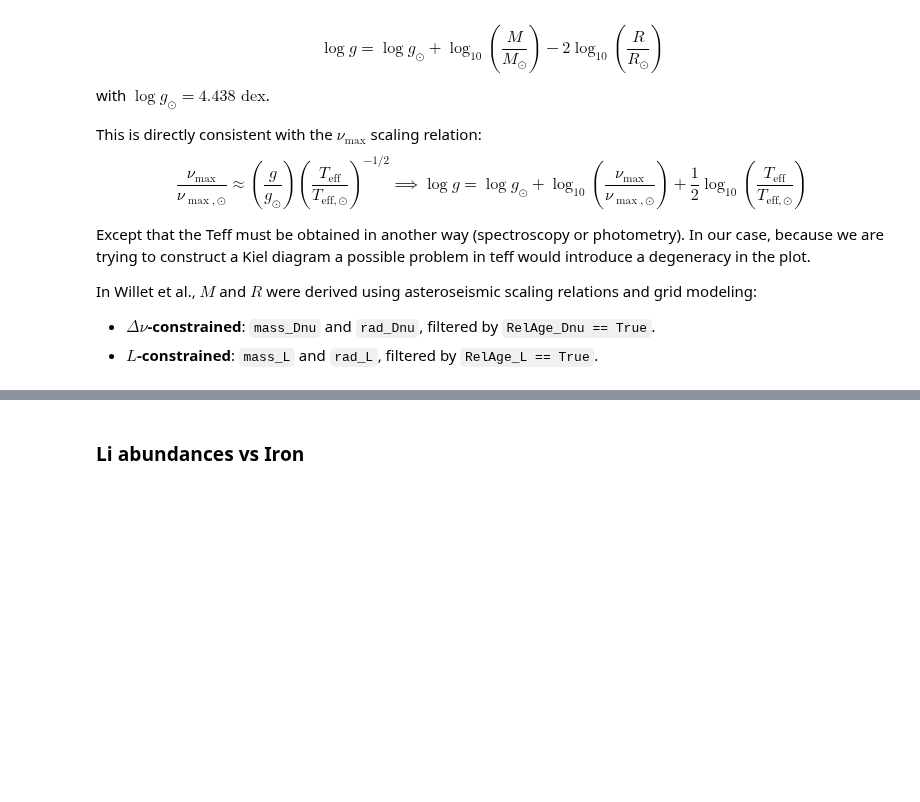
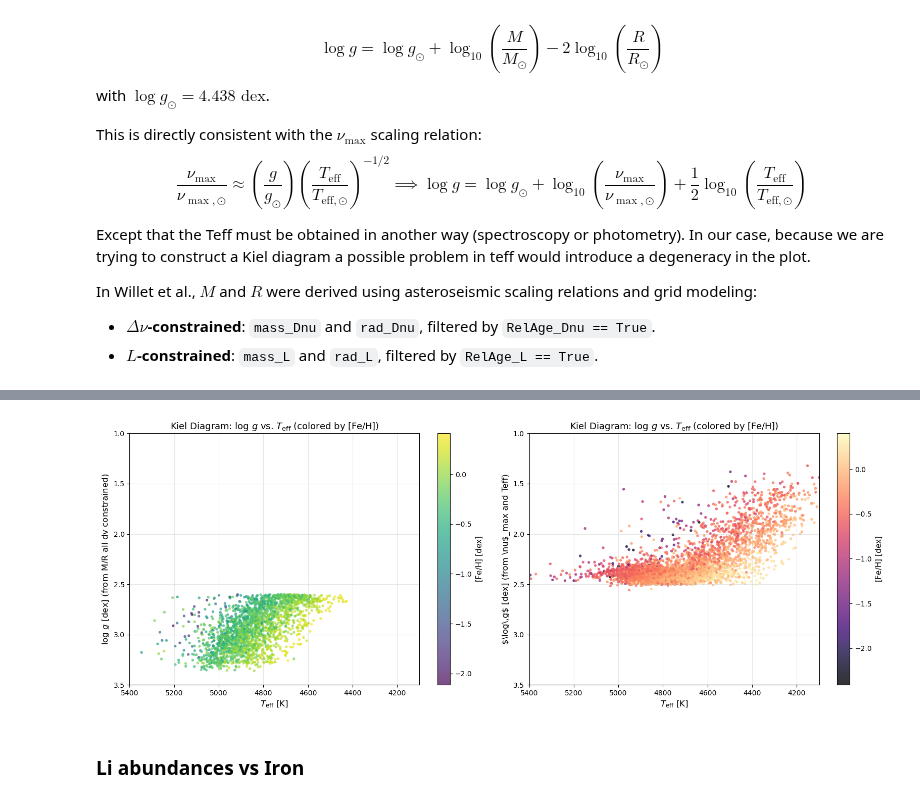
Before and after one commit to juanpabloidarraga/master_thesis, a Jupyter notebook: code/Final_catalog.ipynb, the cells around one changed output, grey strips where cells are left out. Drawn from its saved outputs; the diff is of its cells as text; code cells hidden in the pictures; blank space fills up the shorter version.

```diff
--- a/code/Final_catalog.ipynb
+++ b/code/Final_catalog.ipynb
@@ -340,3 +521,53 @@ Number of stars with different logg values: 44 / 5276 for a tolerance of 0.01 de
+# %%
+
+fig, axes = plt.subplots(1, 2, figsize=(16, 6))
+
+# --- Panel 1: Kiel Diagram Colored by Metallicity [Fe/H] ---
+ax1 = axes[0]
+sc1 = ax1.scatter(
+    kiel_sample_M_R.loc[RGB_mask ,'Teff_kiel'],
+    kiel_sample_M_R.loc[RGB_mask, 'logg_willet_dnu'],
+    c=kiel_sample_M_R.loc[RGB_mask,'feh'],
+    cmap='viridis',
+    s=15,
+    alpha=0.7,
+    edgecolors='none'
+)
+
+ax1.set_xlim(5400, 4100)  # Inverted Teff (hot on left, cool on right)
+ax1.set_ylim(3.5, 1.0)    # Inverted logg (high logg at bottom, low at top)
+ax1.set_xlabel(r'$T_{\mathrm{eff}}$ [K]', fontsize=12)
+ax1.set_ylabel(r'$\log\,g$ [dex] (from M/R all dv constrained)', fontsize=12)
+ax1.set_title(r'Kiel Diagram: $\log\,g$ vs. $T_{\mathrm{eff}}$ (colored by [Fe/H])', fontsize=13)
+ax1.grid(True, alpha=0.3)
+cb1 = plt.colorbar(sc1, ax=ax1)
+cb1.set_label(r'$[\mathrm{Fe/H}]$ [dex]', fontsize=11)
+
+# --- Panel 2: Kiel Diagram Colored by Density (Gaussian KDE) ---
+ax2 = axes[1]
+sc2 = ax2.scatter(
+    kiel_sample_M_R.loc[CHeB_mask,'Teff_kiel'],
+    kiel_sample_M_R.loc[CHeB_mask,'logg_teff_scaling'],
+    c=kiel_sample_M_R.loc[CHeB_mask,'feh'],
+    cmap='magma',
+    s=15,
+    alpha=0.8,
+    edgecolors='none'
+)
+
+ax2.set_xlim(5400, 4100)  # Inverted Teff
+ax2.set_ylim(3.5, 1.0)    # Inverted logg
+ax2.set_xlabel(r'$T_{\mathrm{eff}}$ [K]', fontsize=12)
+ax2.set_ylabel(r'$\log\,g$ [dex] (from \nu$_max and Teff)', fontsize=12)
+ax2.set_title(r'Kiel Diagram: $\log\,g$ vs. $T_{\mathrm{eff}}$ (colored by [Fe/H])', fontsize=13)
+ax2.grid(True, alpha=0.3)
+cb2 = plt.colorbar(sc2, ax=ax2)
+cb2.set_label(r'$[\mathrm{Fe/H}]$ [dex]', fontsize=11)
+
+plt.tight_layout()
+plt.show()
+# %% [output]
+[figure, added]
 # %% [markdown]
 ### Li abundances vs Iron
 # %%
```
Also changed, not shown: parts of 29 cells of this notebook, 2 other files.
